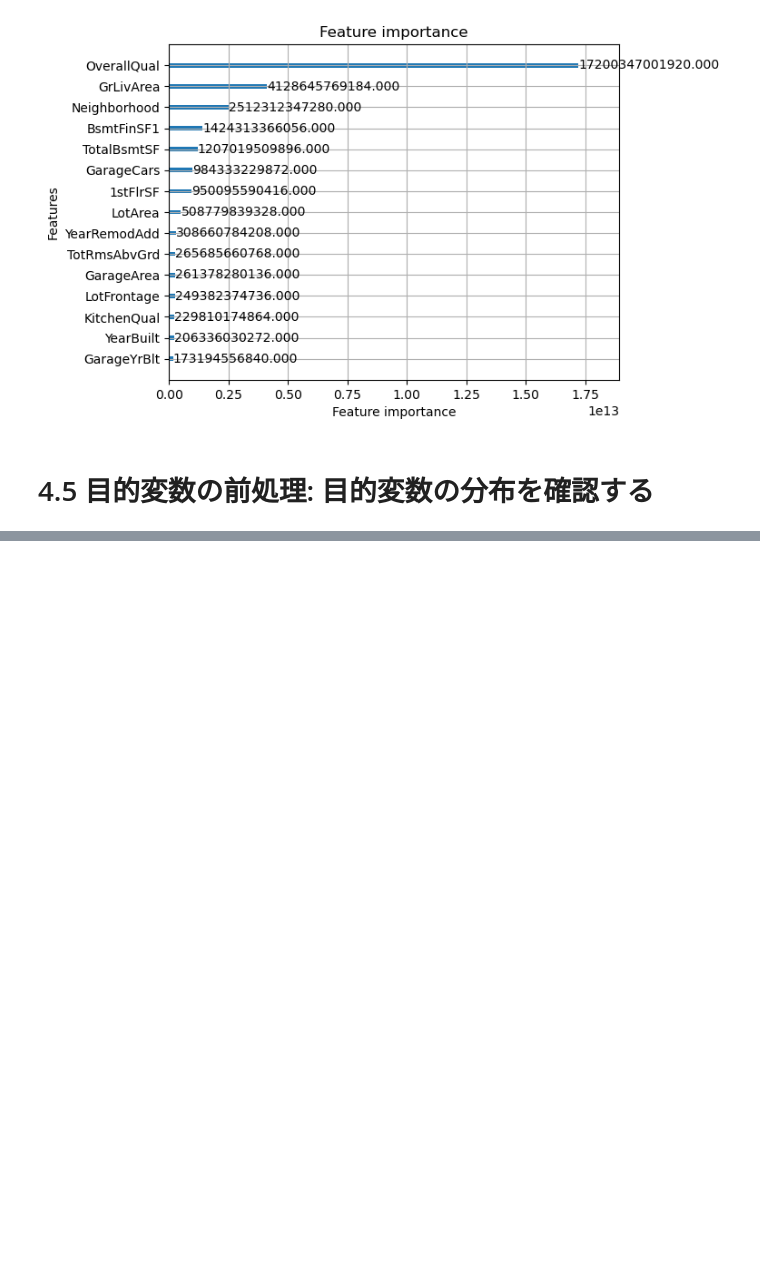
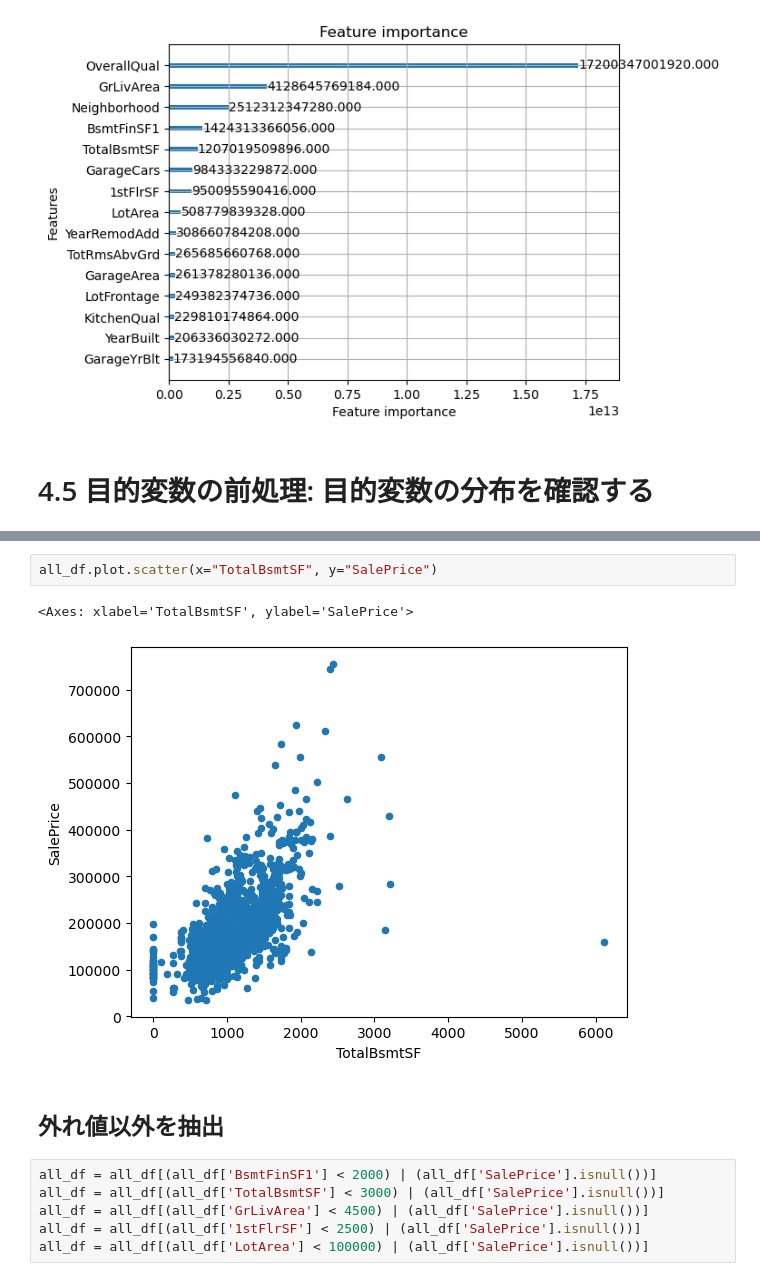
Before and after one commit to virtual-hippo/hello-kaggle, a Jupyter notebook: work/house-prices/sandbox/hello-house-prices.ipynb, the cells around one changed output, grey strips where cells are left out. Saved outputs shown, nothing was run; the diff lists cells and outputs as text; blank space fills up the shorter version.

```diff
--- a/work/house-prices/sandbox/hello-house-prices.ipynb
+++ b/work/house-prices/sandbox/hello-house-prices.ipynb
@@ -241,0 +550,13 @@ for model in models:
+# %%
+all_df.plot.scatter(x="TotalBsmtSF", y="SalePrice")
+# %% [output]
+<Axes: xlabel='TotalBsmtSF', ylabel='SalePrice'>
+[figure, added]
+# %% [markdown]
+## 外れ値以外を抽出
+# %%
+all_df = all_df[(all_df['BsmtFinSF1'] < 2000) | (all_df['SalePrice'].isnull())]
+all_df = all_df[(all_df['TotalBsmtSF'] < 3000) | (all_df['SalePrice'].isnull())]
+all_df = all_df[(all_df['GrLivArea'] < 4500) | (all_df['SalePrice'].isnull())]
+all_df = all_df[(all_df['1stFlrSF'] < 2500) | (all_df['SalePrice'].isnull())]
+all_df = all_df[(all_df['LotArea'] < 100000) | (all_df['SalePrice'].isnull())]
```
Also changed, not shown: parts of 26 cells of this notebook.
